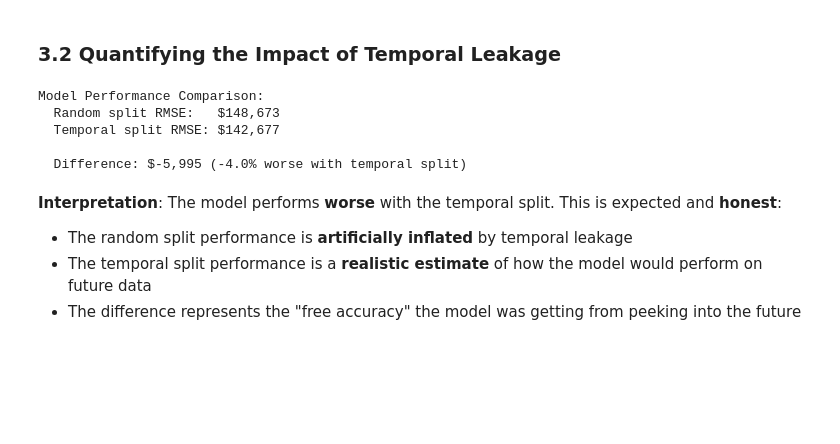
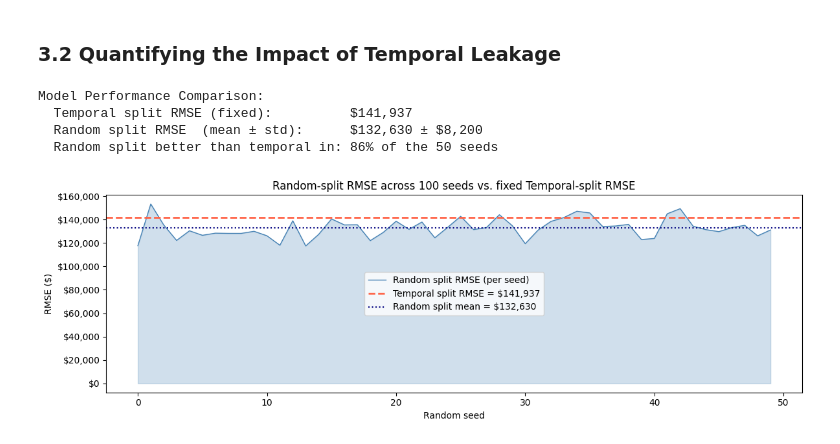
Before and after one commit to avidaldo/king-county, a Jupyter notebook: 03-temporal_leakage.ipynb, the cells around one changed output. Saved outputs shown, nothing was run; the diff lists cells and outputs as text; code cells hidden in the pictures; blank space fills up the shorter version.

Commit message:
correction on the explanation on time leakage: seed 42 contradicted. plotting random split mean to clarify.

```diff
--- a/03-temporal_leakage.ipynb
+++ b/03-temporal_leakage.ipynb
@@ -65,6 +65,12 @@ Dataset shape: (21613, 21)
 # Parse dates and examine the time range
 df["date_parsed"] = pd.to_datetime(df["date"].str[:8], format="%Y%m%d")
 
+# ADD TEMPORAL FEATURE
+# Use the absolute minimum date as a reference point
+reference_date = df["date_parsed"].min()
+df["days_since_start"] = (df["date_parsed"] - reference_date).dt.days
+
+
 print(f"Date range: {df['date_parsed'].min().date()} to {df['date_parsed'].max().date()}")
 print(f"Duration: {(df['date_parsed'].max() - df['date_parsed'].min()).days} days")
 # %% [output]
@@ -172,41 +178,68 @@ plt.show()
 # Prepare features (simple subset for demonstration)
 feature_cols = ["sqft_living", "bedrooms", "bathrooms", "floors",
                 "waterfront", "view", "condition", "grade",
-                "sqft_above", "sqft_basement", "yr_built", "lat", "long"]
+                "sqft_above", "sqft_basement", "yr_built", "lat", "long", "days_since_start"]
 
-def train_and_evaluate(train_df, test_df, feature_cols):
+def train_and_evaluate(train_df, test_df, feature_cols, random_state=42):
     """Train a RandomForest and return RMSE."""
     X_train = train_df[feature_cols]
     y_train = train_df["price"]
-    X_test = test_df[feature_cols]
-    y_test = test_df["price"]
+    X_test  = test_df[feature_cols]
+    y_test  = test_df["price"]
 
-    model = RandomForestRegressor(n_estimators=50, random_state=42, n_jobs=-1)
+    model = RandomForestRegressor(n_estimators=50, random_state=random_state, n_jobs=-1)
     model.fit(X_train, y_train)
     y_pred = model.predict(X_test)
 
     return root_mean_squared_error(y_test, y_pred)
 
-# Evaluate with random split
-rmse_random = train_and_evaluate(train_random, test_random, feature_cols)
-
-# Evaluate with temporal split
+# --- Temporal split (fixed, no randomness) ---
 rmse_temporal = train_and_evaluate(train_temporal, test_temporal, feature_cols)
 
+# --- Random split: repeat over 100 different seeds ---
+N_SEEDS = 50
+rmses_random = []
+for seed in range(N_SEEDS):
+    train_r, test_r = train_test_split(df, test_size=0.2, random_state=seed)
+    rmses_random.append(train_and_evaluate(train_r, test_r, feature_cols, random_state=seed))
+
+rmse_random_mean = np.mean(rmses_random)
+rmse_random_std  = np.std(rmses_random)
+pct_random_better = np.mean(np.array(rmses_random) < rmse_temporal) * 100
+
 print("Model Performance Comparison:")
-print(f"  Random split RMSE:   ${rmse_random:,.0f}")
-print(f"  Temporal split RMSE: ${rmse_temporal:,.0f}")
-print(f"\n  Difference: ${rmse_temporal - rmse_random:,.0f} ({100*(rmse_temporal - rmse_random)/rmse_random:.1f}% worse with temporal split)")
+print(f"  Temporal split RMSE (fixed):          ${rmse_temporal:,.0f}")
+print(f"  Random split RMSE  (mean ± std):      ${rmse_random_mean:,.0f} ± ${rmse_random_std:,.0f}")
+print(f"  Random split better than temporal in: {pct_random_better:.0f}% of the {N_SEEDS} seeds")
 # %% [output]
 Model Performance Comparison:
-  Random split RMSE:   $148,673
-  Temporal split RMSE: $142,677
-
-  Difference: $-5,995 (-4.0% worse with temporal split)
+  Temporal split RMSE (fixed):          $141,937
+  Random split RMSE  (mean ± std):      $132,630 ± $8,200
+  Random split better than temporal in: 86% of the 50 seeds
-# %% [markdown]
-**Interpretation**: The model performs **worse** with the temporal split. This is expected and **honest**:
-
-- The random split performance is **artificially inflated** by temporal leakage
-- The temporal split performance is a **realistic estimate** of how the model would perform on future data
-- The difference represents the "free accuracy" the model was getting from peeking into the future
+# %%
+import matplotlib.pyplot as plt
+
+fig, ax = plt.subplots(figsize=(12, 4))
+
+# One bar / point per seed
+ax.plot(range(N_SEEDS), rmses_random, color="steelblue", linewidth=1, label="Random split RMSE (per seed)")
+ax.fill_between(range(N_SEEDS), rmses_random, alpha=0.25, color="steelblue")
+
+# Constant reference line for the temporal split
+ax.axhline(rmse_temporal, color="tomato", linewidth=2, linestyle="--",
+           label=f"Temporal split RMSE = ${rmse_temporal:,.0f}")
+
+# Mean of random splits
+ax.axhline(rmse_random_mean, color="navy", linewidth=1.5, linestyle=":",
+           label=f"Random split mean = ${rmse_random_mean:,.0f}")
+
+ax.set_xlabel("Random seed")
+ax.set_ylabel("RMSE ($)")
+ax.set_title("Random-split RMSE across 100 seeds vs. fixed Temporal-split RMSE")
+ax.legend()
+ax.yaxis.set_major_formatter(plt.FuncFormatter(lambda x, _: f"${x:,.0f}"))
+plt.tight_layout()
+plt.show()
+# %% [output]
+[figure, added]
 # %% [markdown]
```
Also changed, not shown: parts of 11 cells of this notebook, 1 other file.
